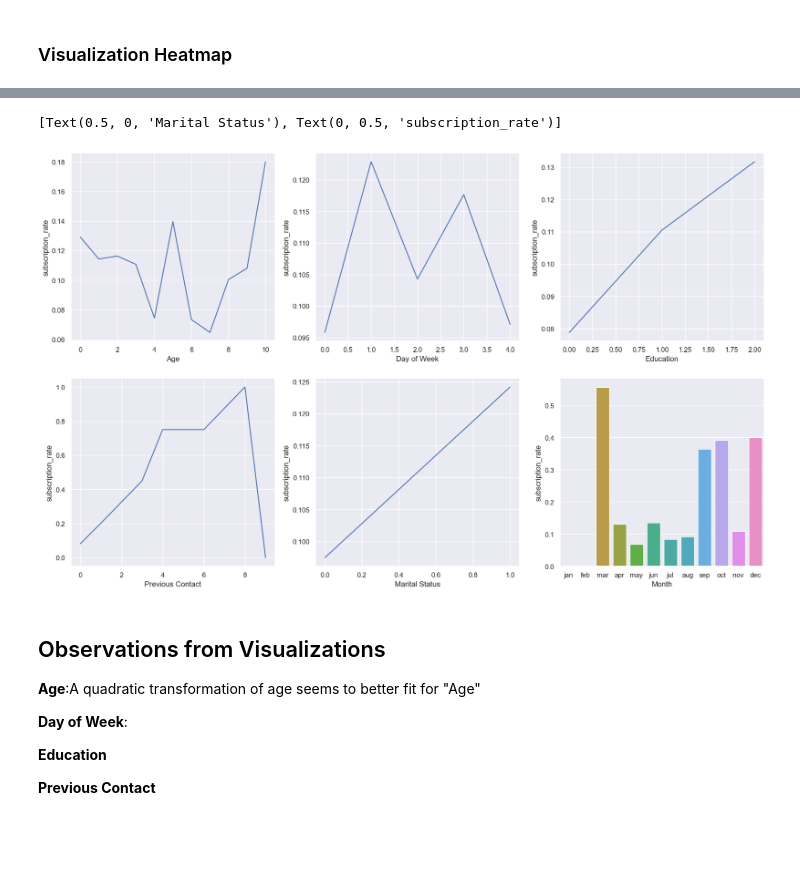
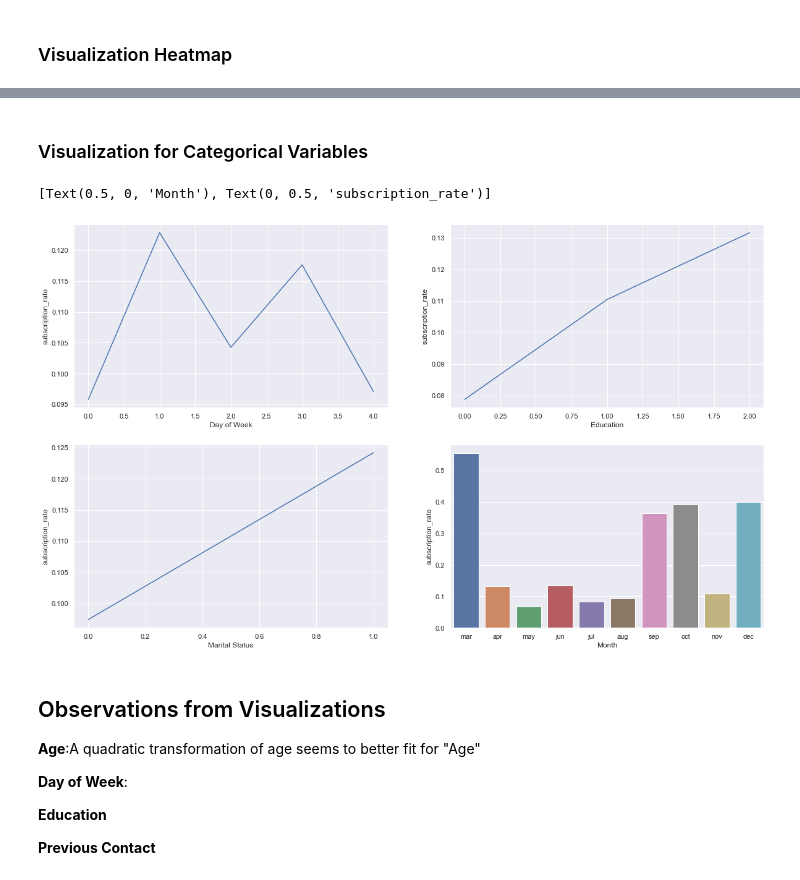
Before and after one commit to carriezeng6443/STAT-303-2-MAAC-Project, a Jupyter notebook: Project_MAAC.ipynb, the cells around one changed output, grey strips where cells are left out. Drawn from its saved outputs; the diff is of its cells as text; code cells hidden in the pictures; blank space fills up the shorter version.

```diff
--- a/Project_MAAC.ipynb
+++ b/Project_MAAC.ipynb
@@ -140,50 +176,32 @@ sns.heatmap(train.corr(), cmap="YlGnBu", annot=True)
+# %% [markdown]
+### Visualization for Categorical Variables
 # %%
 sns.set(rc={'figure.figsize':(20,12)})
-fig, axes = plt.subplots(nrows=2, ncols=3)
+fig, axes = plt.subplots(nrows=2, ncols=2)
 #Plotting individual subplots
-
-#Binning Age
-binned_age = pd.qcut(train['age'],11,retbins=True)
-train['age_binned'] = binned_age[0]
-age_data = train.groupby('age_binned')['y_dum'].agg([('subscription_rate','mean'),('nobs','count')]).reset_index(drop=False)
-#Age Graph
-sns.set(rc={'figure.figsize':(10,6)})
-ax_age = sns.lineplot(x = age_data.index, y= age_data['subscription_rate'], ax=axes[0,0])
-ax_age.set(xlabel='Age', ylabel='subscription_rate')
-
 
 #Day of Week Graph
 day_data = train.groupby('day_of_week')['y_dum'].agg([('subscription_rate','mean'),('nobs','count')]).reset_index(drop=False)
-ax_day = sns.lineplot(x = day_data.index, y= day_data['subscription_rate'], ax = axes[0,1])
+ax_day = sns.lineplot(x = day_data.index, y= day_data['subscription_rate'], ax = axes[0,0])
 ax_day.set(xlabel='Day of Week', ylabel='subscription_rate')
 
 #Education Graph
 edu_data = train.groupby('education')['y_dum'].agg([('subscription_rate','mean'),('nobs','count')]).reset_index(drop=False)
-ax_edu = sns.lineplot(x = edu_data.index, y= edu_data['subscription_rate'], ax = axes[0,2])
+ax_edu = sns.lineplot(x = edu_data.index, y= edu_data['subscription_rate'], ax = axes[0,1])
 ax_edu.set(xlabel='Education', ylabel='subscription_rate')
+
+#Marital Status Graph
+marital_data = train.groupby('marital')['y_dum'].agg([('subscription_rate','mean'),('nobs','count')]).reset_index(drop=False)
+ax_marital = sns.lineplot(x = marital_data.index, y= marital_data['subscription_rate'], ax = axes[1,0])
+ax_marital.set(xlabel='Marital Status', ylabel='subscription_rate')
 
 #Month Graph
 month_data = train.groupby('month')['y_dum'].agg([('subscription_rate','mean'),('nobs','count')])
-ax_month = sns.barplot(x = month_data.index, y= month_data['subscription_rate'], order = ['jan','feb','mar','apr','may','jun','jul','aug','sep','oct','nov','dec'], ax = axes[1,2])
+ax_month = sns.barplot(x = month_data.index, y= month_data['subscription_rate'], order = ['mar','apr','may','jun','jul','aug','sep','oct','nov','dec'], ax = axes[1,1])
 ax_month.set(xlabel='Month', ylabel='subscription_rate')
-
-
-#Binning number of previous contacts
-binned_previous = pd.cut(train['previous'],10, retbins=True, duplicates='drop')
-train['previous_binned'] = binned_previous[0]
-previous_data = train.groupby('previous_binned')['y_dum'].agg([('subscription_rate','mean'),('nobs','count')]).reset_index(drop=False)
-#Previous Contact Graph
-sns.set(rc={'figure.figsize':(10,6)})
-ax_previous = sns.lineplot(x = previous_data.index, y= previous_data['subscription_rate'], ax = axes[1,0])
-ax_previous.set(xlabel='Previous Contact', ylabel='subscription_rate')
-
-#Marital Status Graph
-marital_data = train.groupby('marital')['y_dum'].agg([('subscription_rate','mean'),('nobs','count')]).reset_index(drop=False)
-ax_marital = sns.lineplot(x = marital_data.index, y= marital_data['subscription_rate'], ax = axes[1,1])
-ax_marital.set(xlabel='Marital Status', ylabel='subscription_rate')
 # %% [output]
-[Text(0.5, 0, 'Marital Status'), Text(0, 0.5, 'subscription_rate')]
+[Text(0.5, 0, 'Month'), Text(0, 0.5, 'subscription_rate')]
-[figure, old version]
+[figure, new version]
 # %% [markdown]
 ## Observations from Visualizations
 **Age**:A quadratic transformation of age seems to better fit for "Age"
```
Also changed, not shown: parts of 15 cells of this notebook, 1 other file.
